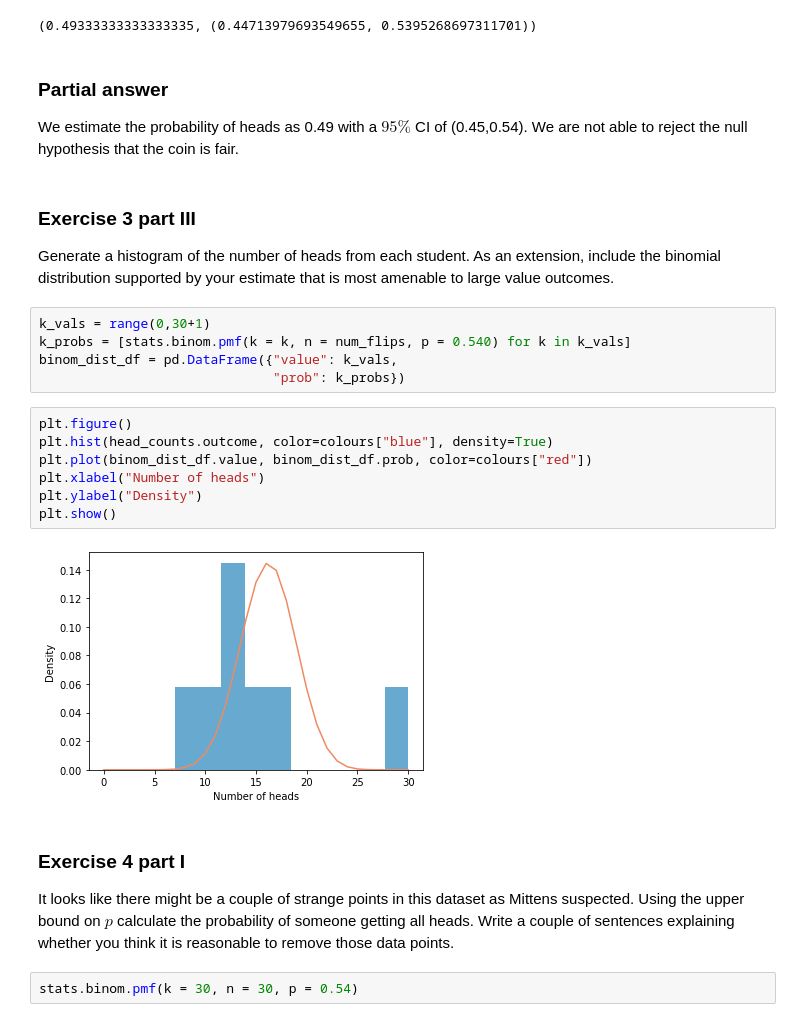
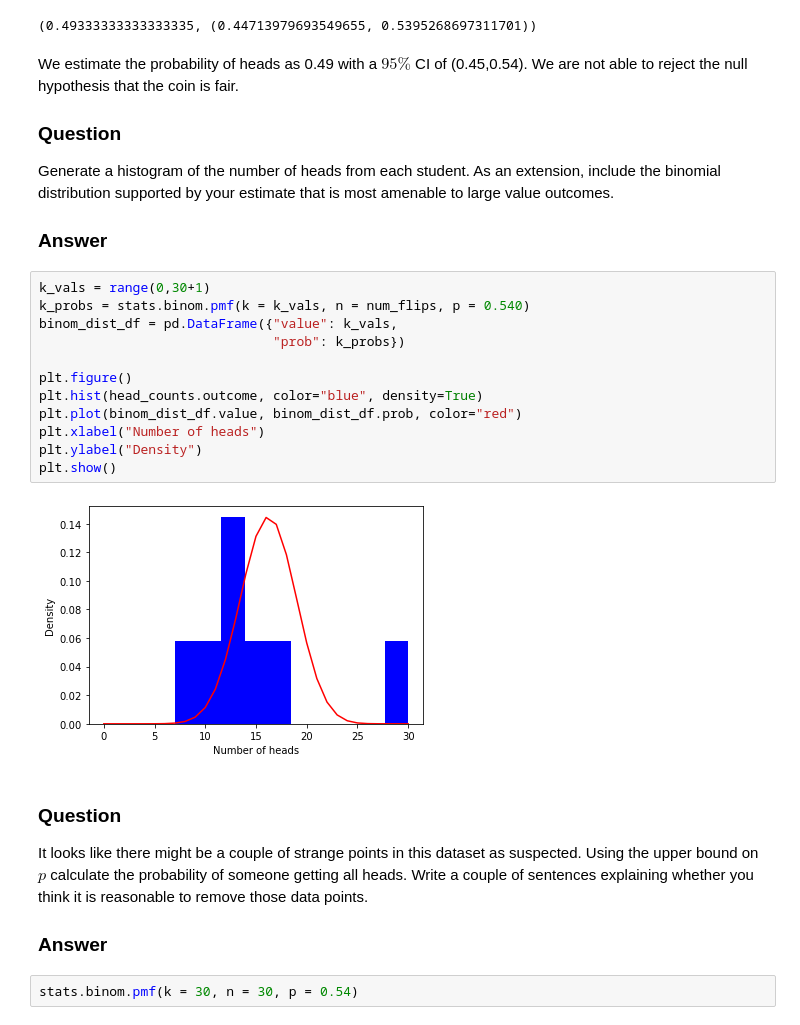
Before and after one commit to aezarebski/aas-extended-examples, a Jupyter notebook: example-1/example-1-answers.ipynb, the cells around one changed output. Cells and saved outputs as stored; diff of their text form.

```diff
--- a/example-1/example-1-answers.ipynb
+++ b/example-1/example-1-answers.ipynb
@@ -198,31 +292,40 @@ print(est_and_ci)
 # %% [output]
 (0.49333333333333335, (0.44713979693549655, 0.5395268697311701))
 # %% [markdown]
-### Partial answer
+We estimate the probability of heads as 0.49 with a $95\%$ CI of
+(0.45,0.54). We are not able to reject the null hypothesis that the coin
+is fair.
 
-We estimate the probability of heads as 0.49 with a $95\%$ CI of (0.45,0.54). We are not able to reject the null hypothesis that the coin is fair.
+### Question
+
+Generate a histogram of the number of heads from each student. As an
+extension, include the binomial distribution supported by your estimate
+that is most amenable to large value outcomes.
+
+### Answer
-# %% [markdown]
-### Exercise 3 part III
-
-Generate a histogram of the number of heads from each student. As an extension, include the binomial distribution supported by your estimate that is most amenable to large value outcomes.
 # %%
 k_vals = range(0,30+1)
-k_probs = [stats.binom.pmf(k = k, n = num_flips, p = 0.540) for k in k_vals]
+k_probs = stats.binom.pmf(k = k_vals, n = num_flips, p = 0.540)
 binom_dist_df = pd.DataFrame({"value": k_vals,
                               "prob": k_probs})
+
+plt.figure()
+plt.hist(head_counts.outcome, color="blue", density=True)
+plt.plot(binom_dist_df.value, binom_dist_df.prob, color="red")
+plt.xlabel("Number of heads")
+plt.ylabel("Density")
+plt.show()
+# %% [output]
+[figure, added]
-# %%
-plt.figure()
-plt.hist(head_counts.outcome, color=colours["blue"], density=True)
-plt.plot(binom_dist_df.value, binom_dist_df.prob, color=colours["red"])
-plt.xlabel("Number of heads")
-plt.ylabel("Density")
-plt.show()
-# %% [output]
-[figure, removed]
 # %% [markdown]
-### Exercise 4 part I
+### Question
 
-It looks like there might be a couple of strange points in this dataset as Mittens suspected. Using the upper bound on $p$ calculate the probability of someone getting all heads. Write a couple of sentences explaining whether you think it is reasonable to remove those data points.
+It looks like there might be a couple of strange points in this dataset
+as suspected. Using the upper bound on $p$ calculate the probability of
+someone getting all heads. Write a couple of sentences explaining
+whether you think it is reasonable to remove those data points.
+
+### Answer
 # %%
 stats.binom.pmf(k = 30, n = 30, p = 0.54)
 # %% [output]
```
Also changed, not shown: parts of 41 cells of this notebook, 3 other files.
